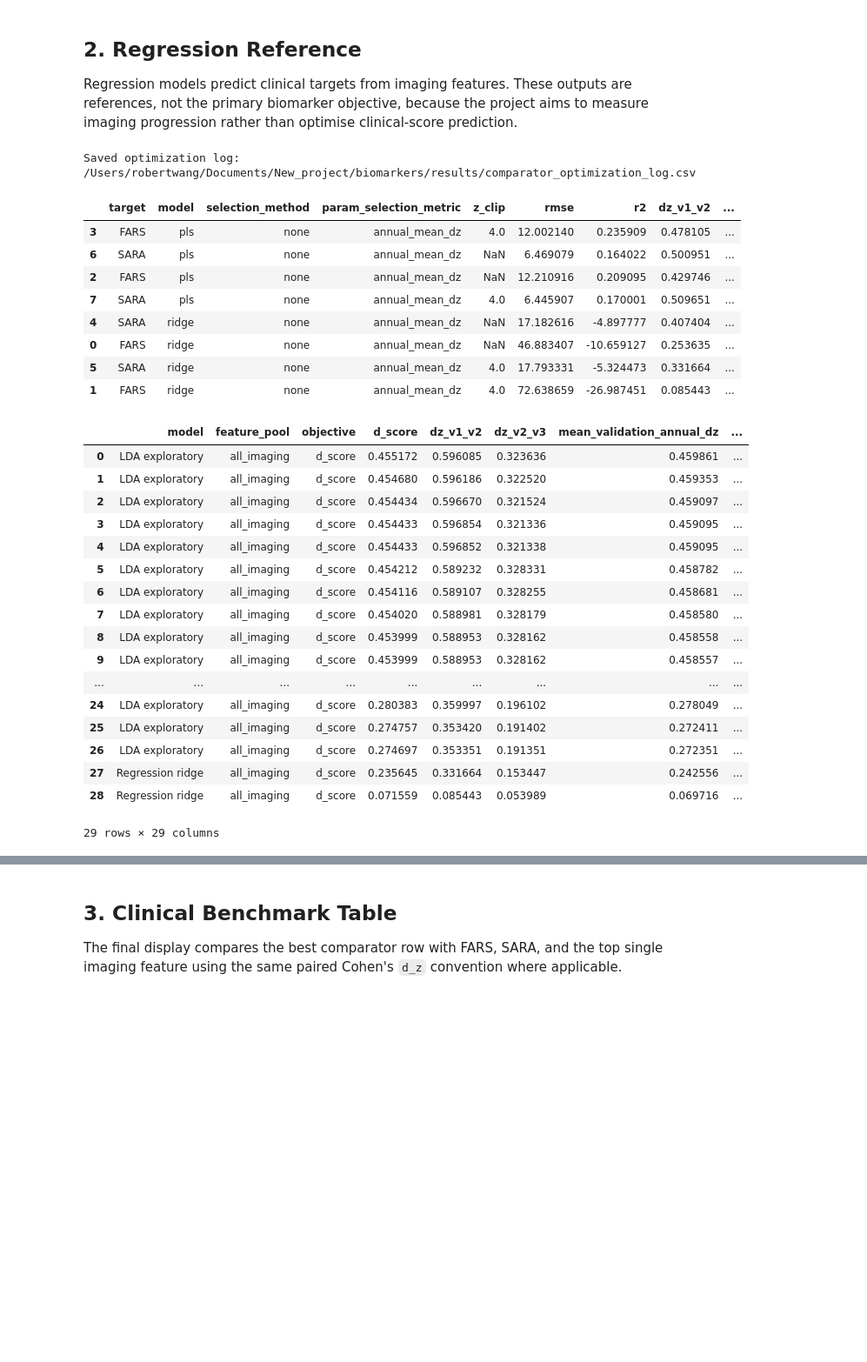
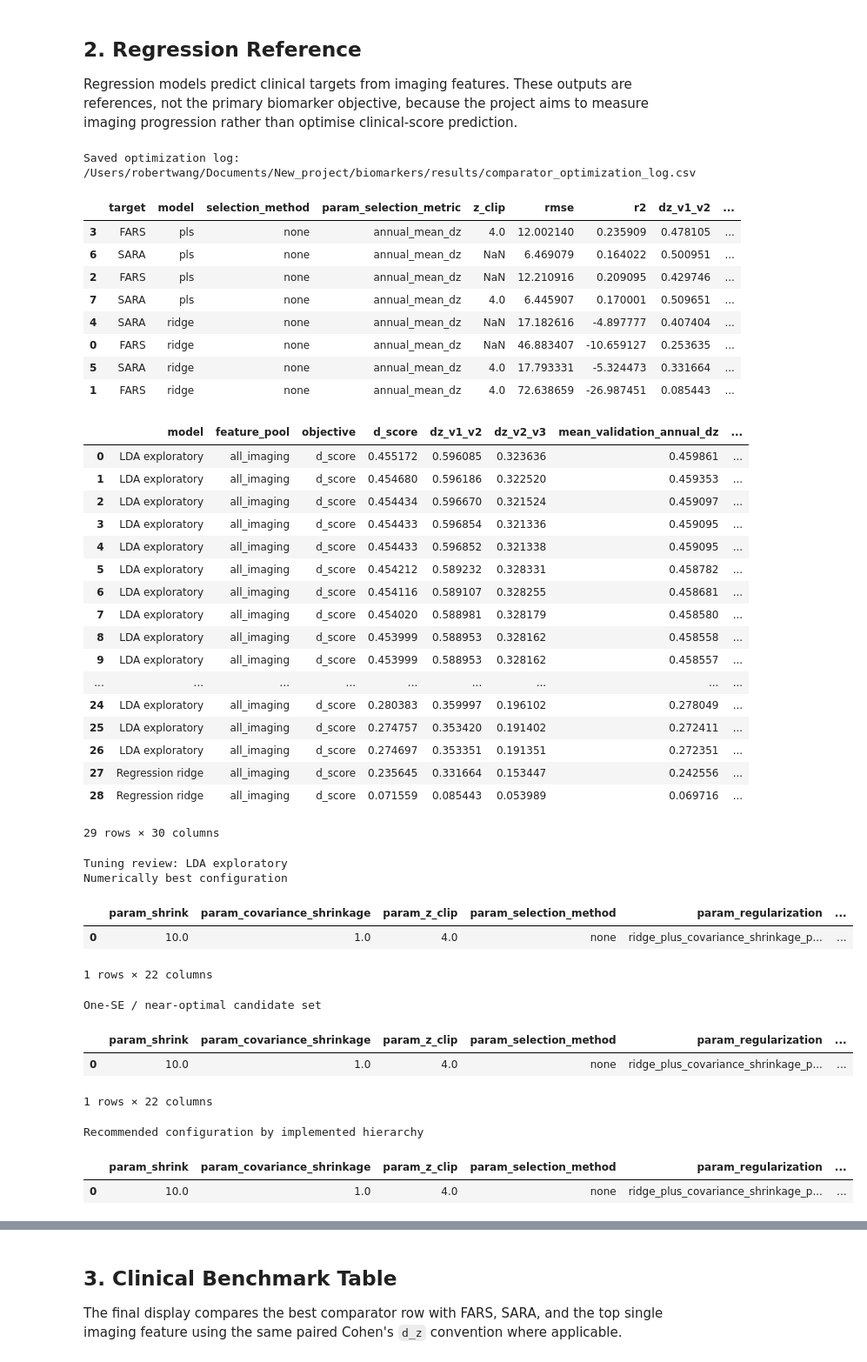
Before and after one commit to YubotKwng/Biomakers, a Jupyter notebook: notebooks/comparator_table.ipynb, the cells around one changed output, grey strips where cells are left out. Shown at 87% size. Saved outputs shown, nothing was run; the diff lists cells and outputs as text; code cells hidden in the pictures; blank space fills up the shorter version.

```diff
--- a/notebooks/comparator_table.ipynb
+++ b/notebooks/comparator_table.ipynb
@@ -315,32 +338,60 @@ log_path = save_optimization_log(optimization_df, REPO_ROOT / "results" / "compa
 print("Saved optimization log:", log_path)
 display(regression_df.sort_values(["mean_annual_d_z", "annual_interval_gap"], ascending=[False, True]))
 display(optimization_df)
+
+for review_model, review_group in optimization_df.groupby("model", sort=False):
+    model_review = tuning_recommendation(review_group)
+    print(f"Tuning review: {review_model}")
+    print("Numerically best configuration")
+    display(pd.DataFrame([model_review["raw_best"]]))
+    print("One-SE / near-optimal candidate set")
+    display(model_review["near_optimal"])
+    print("Recommended configuration by implemented hierarchy")
+    display(pd.DataFrame([model_review["recommended"]]))
+    print(model_review["summary"])
+    fig = plot_tuning_review(model_review["review_table"], title=f"{review_model} Annual Tuning Review")
+    if fig is not None:
+        display(fig)
+    print("Human-verification summary")
+    display(tuning_verification_summary(model_review))
 # %% [output]
 Saved optimization log: /Users/robertwang/Documents/New_project/biomarkers/results/comparator_optimization_log.csv
 |  | target | model | selection_method | param_selection_metric | z_clip | rmse | r2 | dz_v1_v2 | ... |
 | 3 | FARS | pls | none | annual_mean_dz | 4.0 | 12.002140 | 0.235909 | 0.478105 | ... |
 | 6 | SARA | pls | none | annual_mean_dz | NaN | 6.469079 | 0.164022 | 0.500951 | ... |
 | 2 | FARS | pls | none | annual_mean_dz | NaN | 12.210916 | 0.209095 | 0.429746 | ... |
 | 7 | SARA | pls | none | annual_mean_dz | 4.0 | 6.445907 | 0.170001 | 0.509651 | ... |
 | 4 | SARA | ridge | none | annual_mean_dz | NaN | 17.182616 | -4.897777 | 0.407404 | ... |
 | 0 | FARS | ridge | none | annual_mean_dz | NaN | 46.883407 | -10.659127 | 0.253635 | ... |
 | 5 | SARA | ridge | none | annual_mean_dz | 4.0 | 17.793331 | -5.324473 | 0.331664 | ... |
 | 1 | FARS | ridge | none | annual_mean_dz | 4.0 | 72.638659 | -26.987451 | 0.085443 | ... |
 |  | model | feature_pool | objective | d_score | dz_v1_v2 | dz_v2_v3 | mean_validation_annual_dz | ... |
 | 0 | LDA exploratory | all_imaging | d_score | 0.455172 | 0.596085 | 0.323636 | 0.459861 | ... |
 | 1 | LDA exploratory | all_imaging | d_score | 0.454680 | 0.596186 | 0.322520 | 0.459353 | ... |
 | 2 | LDA exploratory | all_imaging | d_score | 0.454434 | 0.596670 | 0.321524 | 0.459097 | ... |
 | 3 | LDA exploratory | all_imaging | d_score | 0.454433 | 0.596854 | 0.321336 | 0.459095 | ... |
 | 4 | LDA exploratory | all_imaging | d_score | 0.454433 | 0.596852 | 0.321338 | 0.459095 | ... |
 | 5 | LDA exploratory | all_imaging | d_score | 0.454212 | 0.589232 | 0.328331 | 0.458782 | ... |
 | 6 | LDA exploratory | all_imaging | d_score | 0.454116 | 0.589107 | 0.328255 | 0.458681 | ... |
 | 7 | LDA exploratory | all_imaging | d_score | 0.454020 | 0.588981 | 0.328179 | 0.458580 | ... |
 | 8 | LDA exploratory | all_imaging | d_score | 0.453999 | 0.588953 | 0.328162 | 0.458558 | ... |
 | 9 | LDA exploratory | all_imaging | d_score | 0.453999 | 0.588953 | 0.328162 | 0.458557 | ... |
 | ... | ... | ... | ... | ... | ... | ... | ... | ... |
 | 24 | LDA exploratory | all_imaging | d_score | 0.280383 | 0.359997 | 0.196102 | 0.278049 | ... |
 | 25 | LDA exploratory | all_imaging | d_score | 0.274757 | 0.353420 | 0.191402 | 0.272411 | ... |
 | 26 | LDA exploratory | all_imaging | d_score | 0.274697 | 0.353351 | 0.191351 | 0.272351 | ... |
 | 27 | Regression ridge | all_imaging | d_score | 0.235645 | 0.331664 | 0.153447 | 0.242556 | ... |
 | 28 | Regression ridge | all_imaging | d_score | 0.071559 | 0.085443 | 0.053989 | 0.069716 | ... |
-29 rows × 29 columns
+29 rows × 30 columns
+Tuning review: LDA exploratory
+Numerically best configuration
+|  | param_shrink | param_covariance_shrinkage | param_z_clip | param_selection_method | param_regularization | ... |
+| 0 | 10.0 | 1.0 | 4.0 | none | ridge_plus_covariance_shrinkage_p... | ... |
+1 rows × 22 columns
+One-SE / near-optimal candidate set
+|  | param_shrink | param_covariance_shrinkage | param_z_clip | param_selection_method | param_regularization | ... |
+| 0 | 10.0 | 1.0 | 4.0 | none | ridge_plus_covariance_shrinkage_p... | ... |
+1 rows × 22 columns
+Recommended configuration by implemented hierarchy
+|  | param_shrink | param_covariance_shrinkage | param_z_clip | param_selection_method | param_regularization | ... |
+| 0 | 10.0 | 1.0 | 4.0 | none | ridge_plus_covariance_shrinkage_p... | ... |
```
Also changed, not shown: parts of 4 cells of this notebook, 16 other files.
